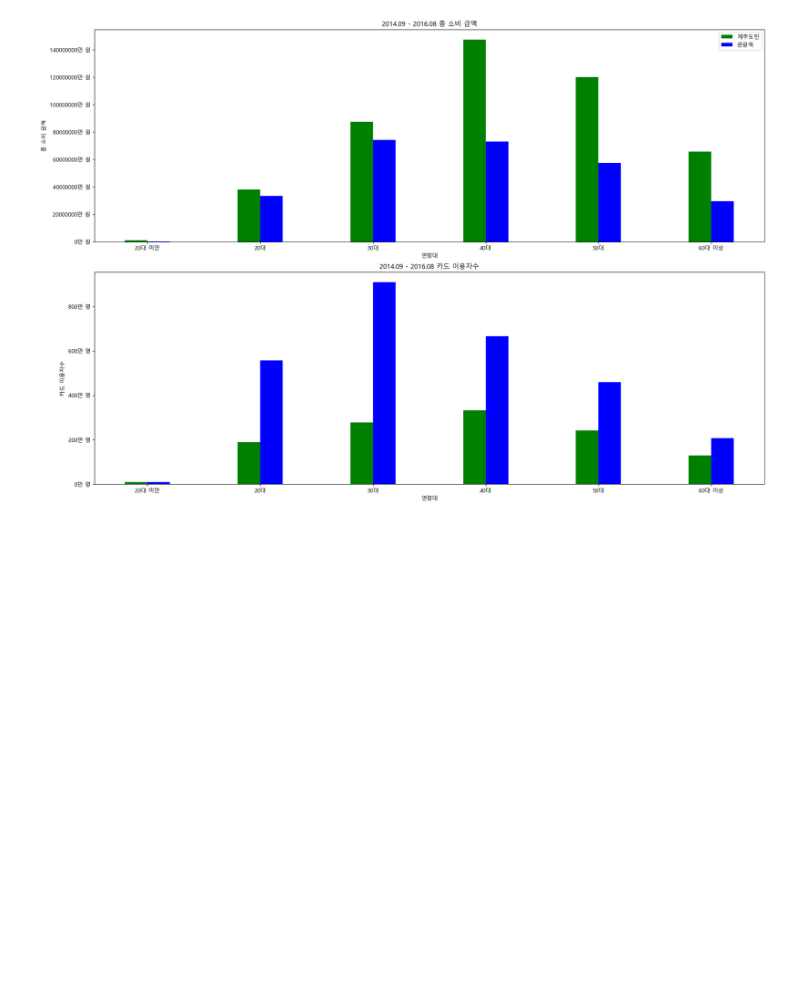
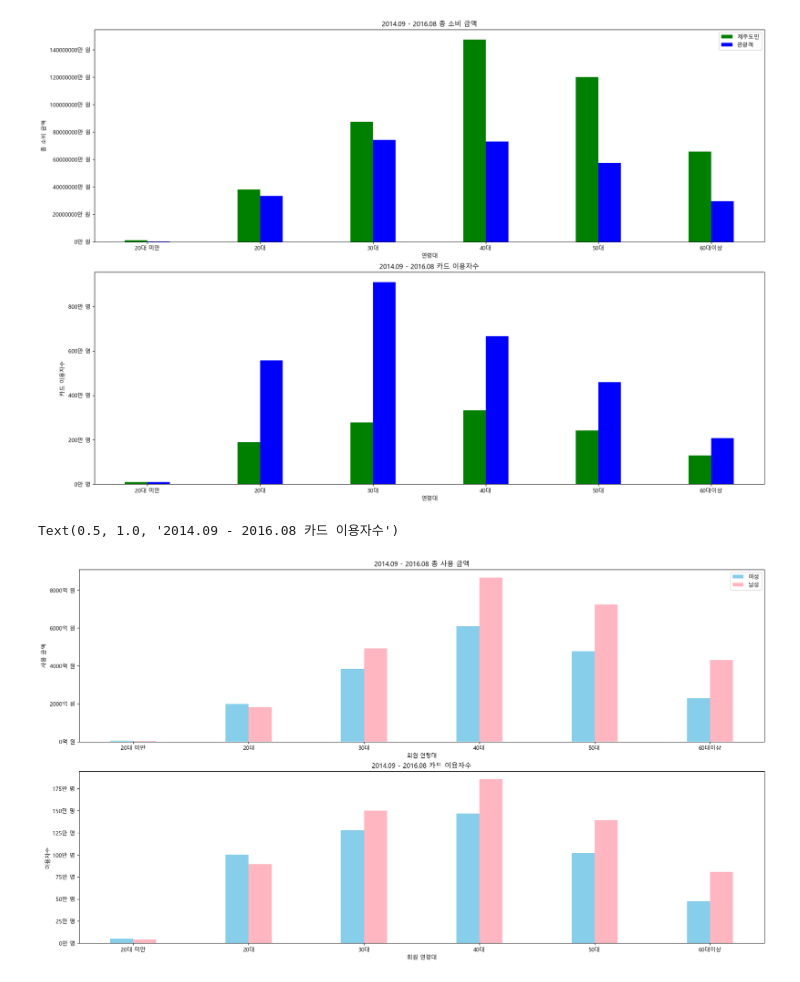
Before and after one commit to imbesky/jeju_spend, a Jupyter notebook: analysis.ipynb, the cells around one changed output. Drawn from its saved outputs; the diff is of its cells as text; code cells hidden in the pictures; blank space fills up the shorter version.

Commit message:
analysis #6 age and gender group

```diff
--- a/analysis.ipynb
+++ b/analysis.ipynb
@@ -403,3 +402,38 @@ Text(0.5, 1.0, '2014.09 - 2016.08 카드 이용자수')
 [figure]
 # %%
 plt.savefig('age.png')
+# %%
+# 5. 연령대 & 성별
+
+group_jeju = card_korean[card_korean['회원 거주지'] == '제주'].iloc[:, np.r_[6:8, 9:15]].groupby(['회원 연령대', '회원 성별']).sum().reset_index()
+group_tourist = card_korean[card_korean['회원 거주지'] != '제주'].iloc[:, np.r_[6:8, 9:15]].groupby(['회원 연령대', '회원 성별']).sum().reset_index()
+
+group_jeju['회원 연령대'] = pd.Categorical(group_jeju['회원 연령대'], categories = ages['회원 연령대'], ordered = True)
+group_jeju = group_jeju.sort_values('회원 연령대')
+group_tourist['회원 연령대'] = pd.Categorical(group_tourist['회원 연령대'], categories = ages['회원 연령대'], ordered = True)
+group_tourist = group_tourist.sort_values('회원 연령대')
+
+fig6, axs6 = plt.subplots(2, 1, figsize = (18, 10), constrained_layout=True)
+
+woman = group_jeju[group_jeju['회원 성별'] == '여']
+man = group_jeju[group_jeju['회원 성별'] != '여']
+
+axs6[0].bar(index5 - 0.5 * width, woman.iloc[:,2] + woman.iloc[:,5], width, color = 'skyblue', label = '여성')
+axs6[0].bar(index5 + 0.5 * width, man.iloc[:,2] + man.iloc[:,5], width, color = 'lightpink', label = '남성')
+axs6[0].legend()
+axs6[0].set_xticks(index5, ages['회원 연령대'])
+axs6[0].set_xlabel('회원 연령대')
+axs6[0].set_yticklabels(f'{int(y/100000000)}억 원' for y in axs6[0].get_yticks())
+axs6[0].set_ylabel('사용 금액')
+axs6[0].set_title('2014.09 - 2016.08 총 사용 금액')
+
+axs6[1].bar(index5 - 0.5 * width, woman.iloc[:,4] + woman.iloc[:,7], width, color = 'skyblue')
+axs6[1].bar(index5 + 0.5 * width, man.iloc[:,4] + man.iloc[:,7], width, color = 'lightpink')
+axs6[1].set_xticks(index5, ages['회원 연령대'])
+axs6[1].set_xlabel('회원 연령대')
+axs6[1].set_yticklabels(f'{int(y/10000)}만 명' for y in axs6[1].get_yticks())
+axs6[1].set_ylabel('이용자수')
+axs6[1].set_title('2014.09 - 2016.08 카드 이용자수')
+# %% [output]
+Text(0.5, 1.0, '2014.09 - 2016.08 카드 이용자수')
+[figure, added]
```
Also changed, not shown: parts of 2 cells of this notebook.
